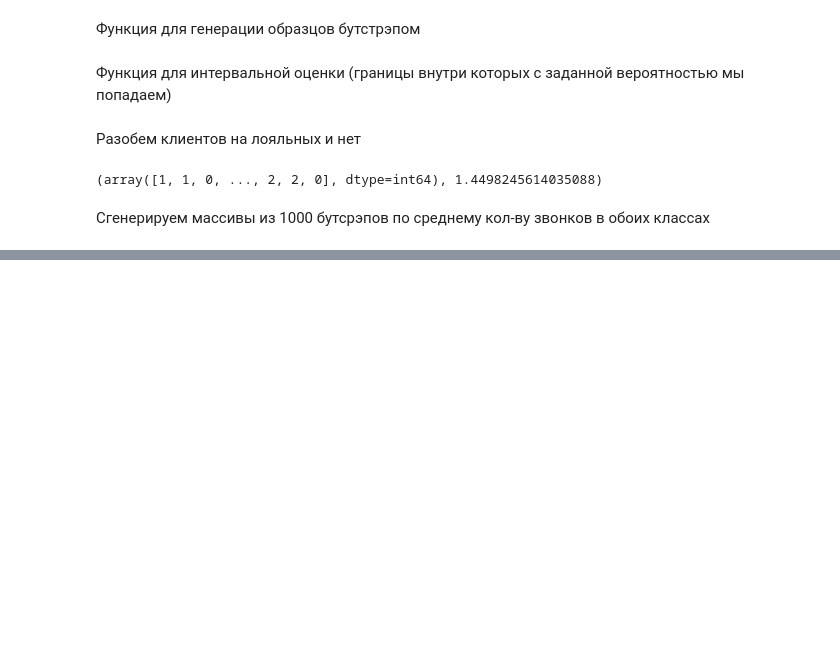
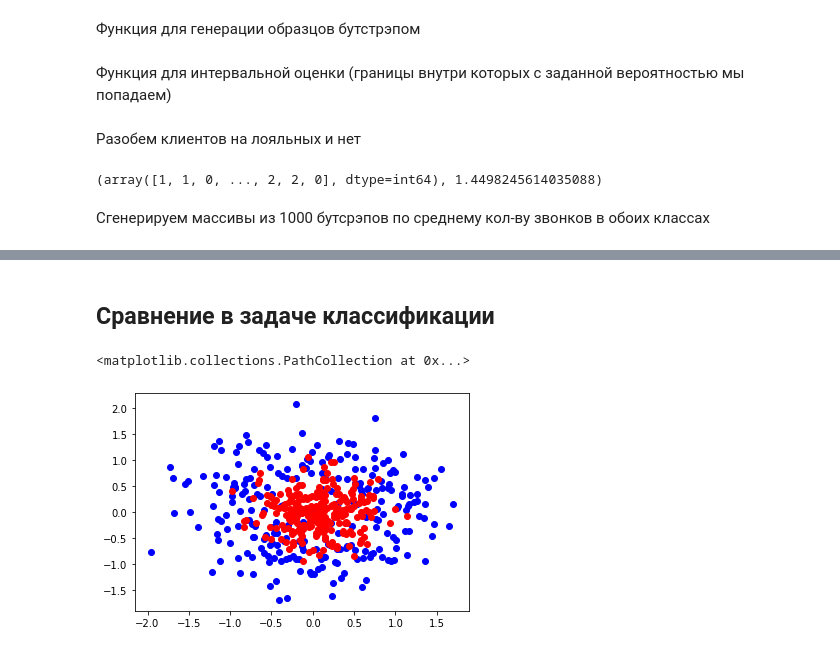
Before and after one commit to AlexeyMarg/open_ai_course, a Jupyter notebook: 5_ensembles/5_ensembles.ipynb, the cells around one changed output, grey strips where cells are left out. Cells and saved outputs as stored; diff of their text form; code cells hidden in the pictures; blank space fills up the shorter version.

```diff
--- a/5_ensembles/5_ensembles.ipynb
+++ b/5_ensembles/5_ensembles.ipynb
@@ -63,0 +138,14 @@ Service calls from churn:  mean interval [2.07034161 2.38923395]
+# %% [markdown]
+## Сравнение в задаче классификации
+# %%
+from sklearn.datasets import make_circles
+from sklearn.model_selection import train_test_split
+
+X, y = make_circles(n_samples=500, factor=0.1, noise=0.35, random_state=42)
+X_train_circles, X_test_circles, y_train_circles, y_test_circles = train_test_split(X, y, test_size=0.2)
+
+plt.scatter(X[:, 0][y==0], X[:, 1][y==0], c='b')
+plt.scatter(X[:, 0][y!=0], X[:, 1][y!=0], c='r')
+# %% [output]
+<matplotlib.collections.PathCollection at 0x...>
+[figure, added]
```
Also changed, not shown: parts of 60 cells of this notebook.
